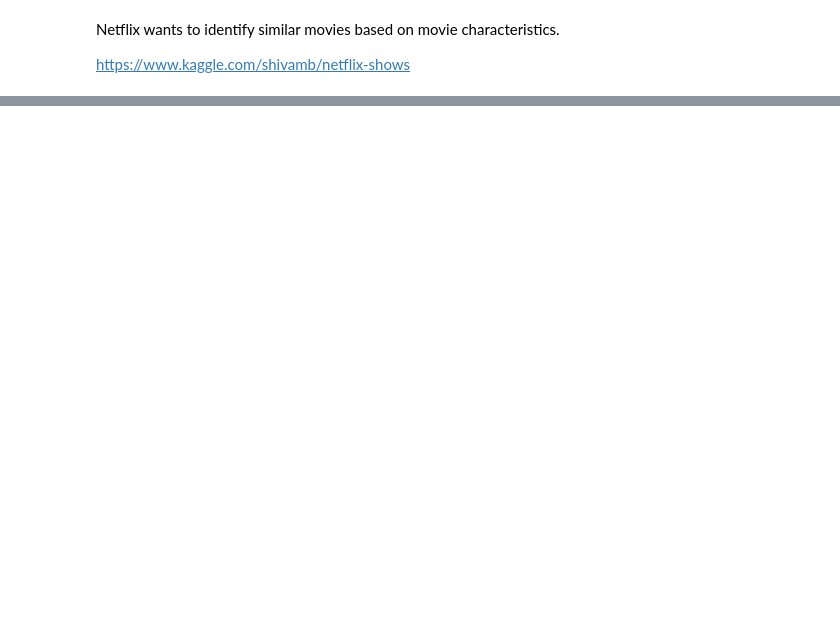
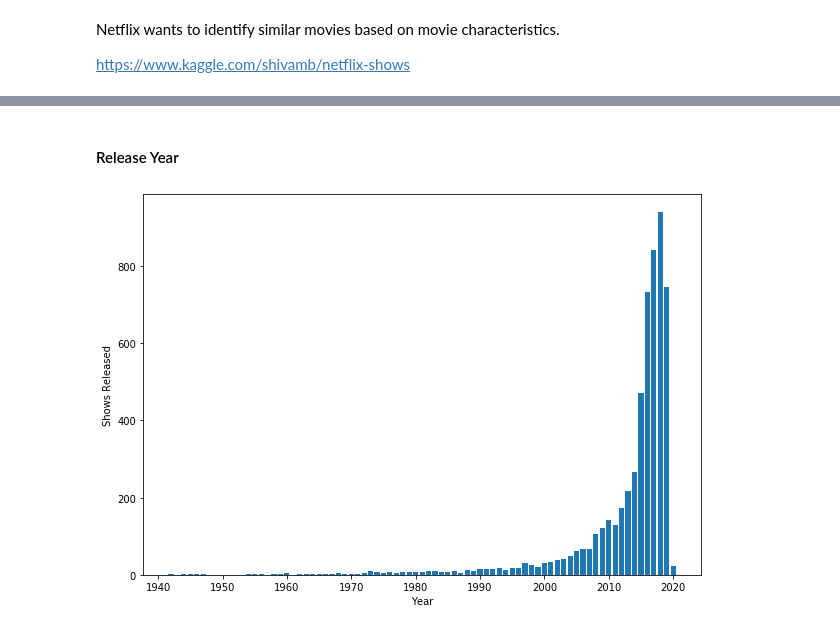
Before and after one commit to BenGriffith/data-science, a Jupyter notebook: capstone/unsupervised/netflix.ipynb, the cells around one changed output, grey strips where cells are left out. Cells and saved outputs as stored; diff of their text form; code cells hidden in the pictures; blank space fills up the shorter version.

```diff
--- a/capstone/unsupervised/netflix.ipynb
+++ b/capstone/unsupervised/netflix.ipynb
@@ -63,0 +90,11 @@ memory usage: 530.1+ KB
+# %% [markdown]
+#### Release Year
+# %%
+plt.figure(figsize=(10, 7))
+plt.bar(netflix.groupby('release_year')['release_year'].count().index,
+        netflix.groupby('release_year')['release_year'].count())
+plt.ylabel('Shows Released')
+plt.xlabel('Year')
+plt.show()
+# %% [output]
+[figure, added]
```
Also changed, not shown: parts of 49 cells of this notebook.
